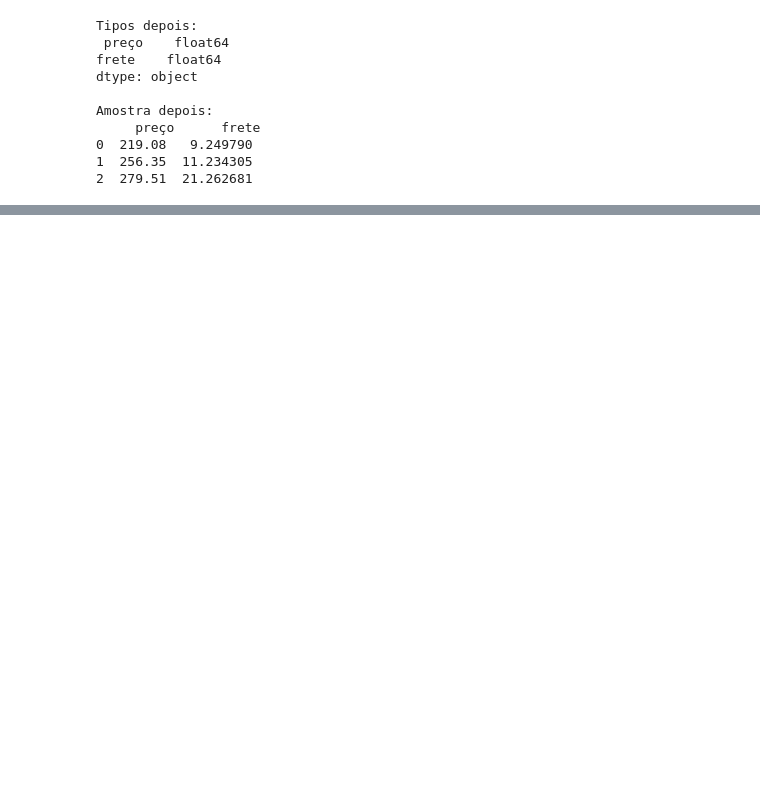
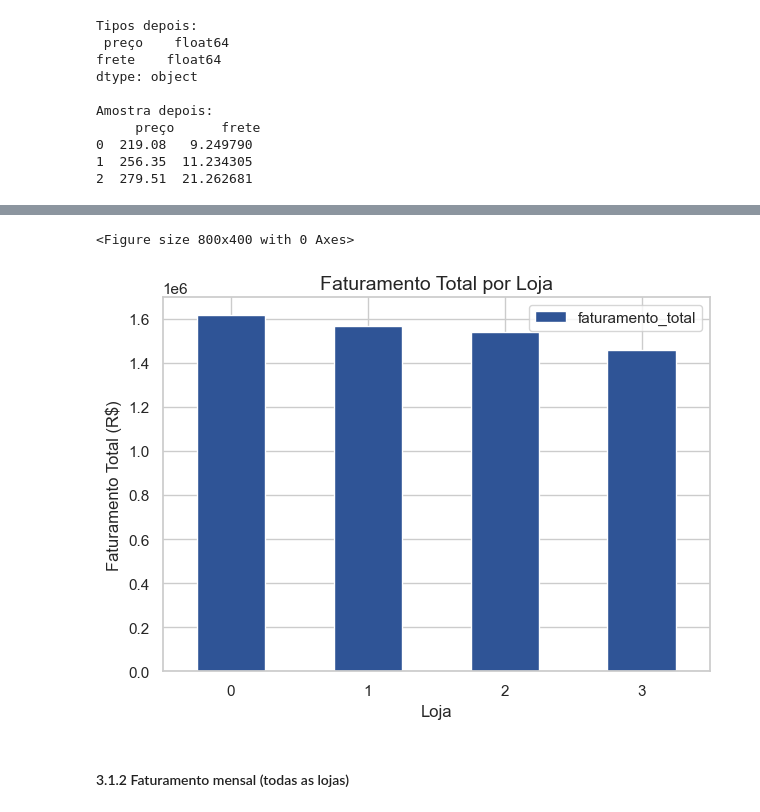
Before and after one commit to Wilson-Maciel/Store_ciencia_de_dados, a Jupyter notebook: notebooks/AluraStoreBrasil.ipynb, the cells around one changed output, grey strips where cells are left out. Saved outputs shown, nothing was run; the diff lists cells and outputs as text; code cells hidden in the pictures; blank space fills up the shorter version.

```diff
--- a/notebooks/AluraStoreBrasil.ipynb
+++ b/notebooks/AluraStoreBrasil.ipynb
@@ -295,6 +177,0 @@ Amostra com valores arredondados:
-# %%
-if "data_da_compra" in dados.columns:
-    dados["ano_mes"] = dados["data_da_compra"].dt.to_period("M")
-    print(dados[["data_da_compra", "ano_mes"]].head(5))
-else:
-    print("Atenção: 'data_da_compra' não é datetime")
@@ -456,0 +231,7 @@ Name: frete, dtype: float64
+# %%
+
+# Garante que a coluna 'receita' existe
+if "receita" not in dados.columns:
+    dados["receita"] = dados["preço"] + dados["frete"]
+
+dados[["preço", "frete", "receita"]].head()
@@ -456,0 +245,13 @@ Name: frete, dtype: float64
+# %%
+# Calcula faturamento total por loja
+faturamento_loja = (
+    dados
+    .groupby("loja", as_index=False)["receita"]
+    .sum()
+    .rename(columns={"receita": "faturamento_total"})
+)
+
+# Arredonda APENAS o resultado (não mexe em 'dados')
+faturamento_loja["faturamento_total"] = faturamento_loja["faturamento_total"].round(2)
+
+faturamento_loja
@@ -456,0 +264,17 @@ Name: frete, dtype: float64
+# %%
+#Gráfico do faturamento total por loja
+plt.figure(figsize=(8, 4))
+faturamento_loja.plot(kind="bar", color="#2F5496")
+plt.title("Faturamento Total por Loja", fontsize=14)
+plt.xlabel("Loja")
+plt.ylabel("Faturamento Total (R$)")
+plt.xticks(rotation=0)
+plt.tight_layout()
+# SALVAR A IMAGEM
+plt.savefig("../images/faturamento_total_loja.png", dpi=300)
+plt.show()
+# %% [output]
+<Figure size 800x400 with 0 Axes>
+[figure, added]
+# %% [markdown]
+#### 3.1.2 Faturamento mensal (todas as lojas)
```
Also changed, not shown: parts of 69 cells of this notebook, 12 other files.
